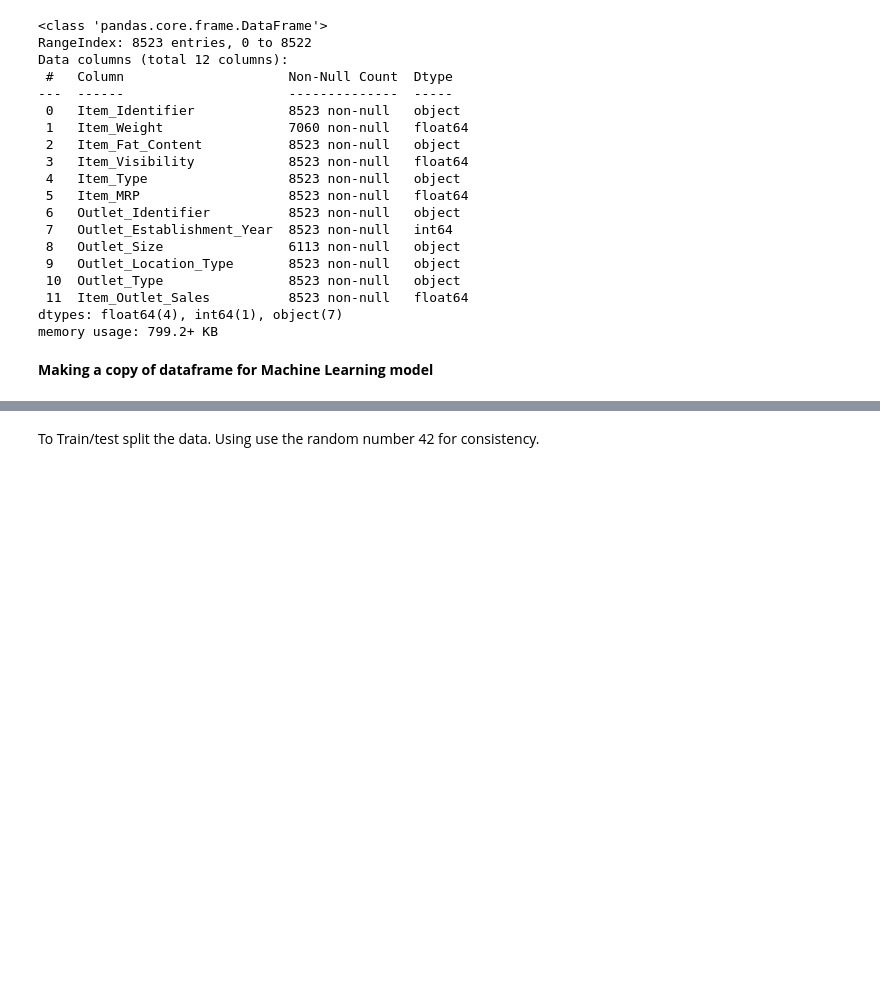
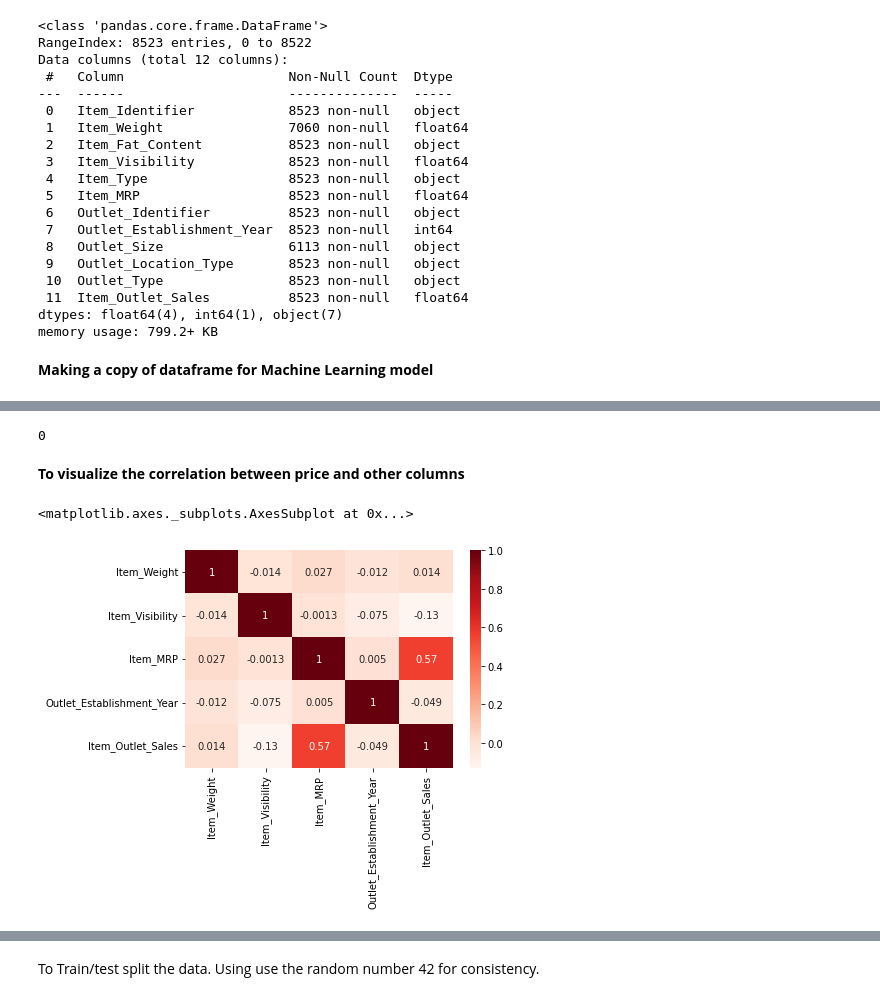
Before and after one commit to Swaghanaian/Food-Sales-Predictions, a Jupyter notebook: Food_Sales_Predictions.ipynb, the cells around one changed output, grey strips where cells are left out. Drawn from its saved outputs; the diff is of its cells as text; code cells hidden in the pictures; blank space fills up the shorter version.

```diff
--- a/Food_Sales_Predictions.ipynb
+++ b/Food_Sales_Predictions.ipynb
@@ -54,0 +72,14 @@ df_ml = df.copy()
+# %%
+#check for duplicates
+df_ml.duplicated().sum()
+# %% [output]
+0
+# %% [markdown]
+**To visualize the correlation between price and other columns**
+# %%
+import seaborn as sns
+corr=df_ml.corr()
+sns.heatmap(corr, cmap = 'Reds', annot = True)
+# %% [output]
+<matplotlib.axes._subplots.AxesSubplot at 0x...>
+[figure, added]
```
Also changed, not shown: parts of 56 cells of this notebook.
